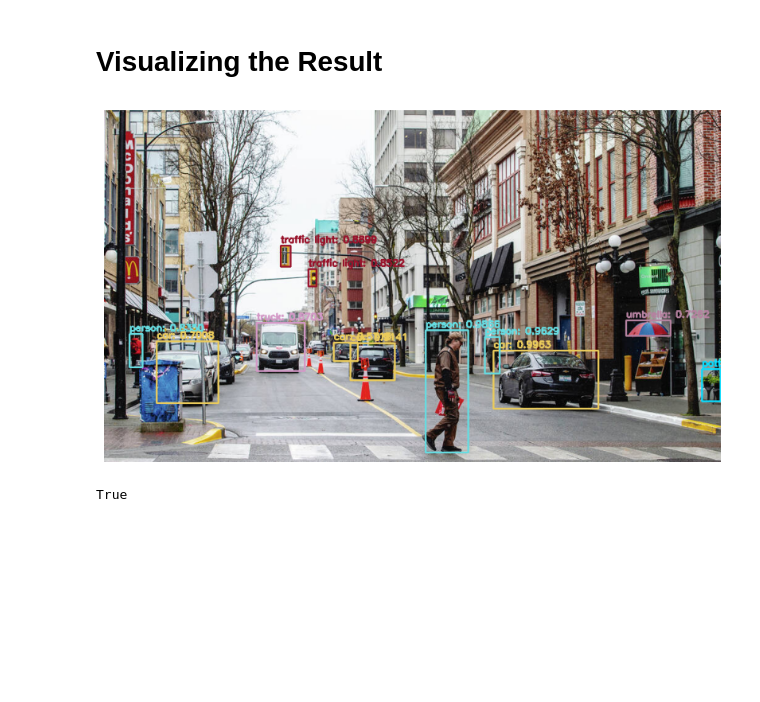
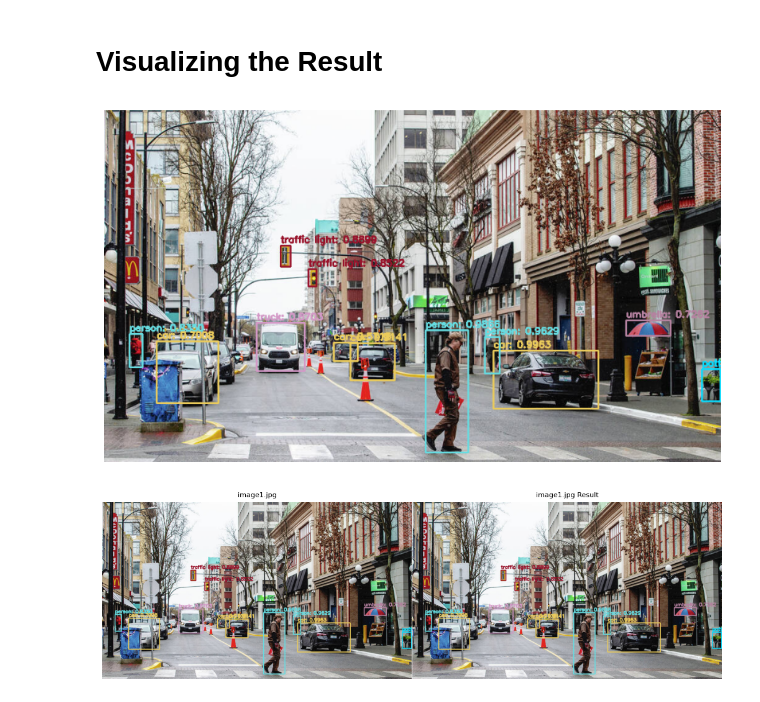
Before and after one commit to elahekhodaverdi/ComputerVision-Course, a Jupyter notebook: CA3/YOLO object detection/app.ipynb, the cells around one changed output. Drawn from its saved outputs; the diff is of its cells as text; code cells hidden in the pictures; blank space fills up the shorter version.

```diff
--- a/CA3/YOLO object detection/app.ipynb
+++ b/CA3/YOLO object detection/app.ipynb
@@ -180,7 +180,51 @@ if not os.path.exists(OUTPUT_FOLDER):
     os.makedirs(OUTPUT_FOLDER)
 output_path = os.path.join(OUTPUT_FOLDER, "image1.jpg")
 result_bgr = cv2.cvtColor(result, cv2.COLOR_RGB2BGR)
-cv2.imwrite(output_path, result_bgr)
+# cv2.imwrite(output_path, result_bgr)
 # %% [output]
 [figure]
-True
+# %%
+def display_images_from_dict(images_dict, num_columns=3, size=5):
+    titles = list(images_dict.keys())
+    images = list(images_dict.values())
+    num_rows = (len(images) + num_columns - 1) // num_columns
+
+    plt.figure(figsize=(size * num_columns, size * num_rows))
+
+    for index, (title, image) in enumerate(zip(titles, images)):
+        plt.subplot(num_rows, num_columns, index + 1)
+        cmap = 'gray' if len(image.shape) == 2 else None
+        plt.imshow(image, cmap=cmap)
+
+        plt.title(title, fontsize=8)
+        plt.axis('off')
+
+    plt.subplots_adjust(hspace=0.5, wspace=0.5)
+    plt.tight_layout(pad=0.1)
+    plt.show()
+# %%
+import glob
+images_dict = {}
+def apply_cat_detection_to_image(image_path, images_dict):
+    image = cv2.imread(image_path)
+    image_rgb = cv2.cvtColor(image, cv2.COLOR_BGR2RGB)
+    result = YOLO(image_rgb, net)
+    filename = os.path.basename(image_path)
+    output_path = os.path.join(OUTPUT_FOLDER, "detected_" + filename)
+    result_bgr = cv2.cvtColor(result, cv2.COLOR_RGB2BGR)
+    images_dict[filename] = image_rgb
+    images_dict[filename + " Result"] = result
+    cv2.imwrite(output_path, result_bgr)
+
+OUTPUT_FOLDER = "outputImages"
+if not os.path.exists(OUTPUT_FOLDER):
+    os.makedirs(OUTPUT_FOLDER)
+image_files = glob.glob(os.path.join("images", "*.[jp][pn]g")) + glob.glob(os.path.join("images", "*.jpeg")) + glob.glob(os.path.join("images", "*.webp"))
+
+
+for image_path in image_files:
+    apply_cat_detection_to_image(image_path, images_dict)
+
+display_images_from_dict(images_dict,2)
+# %% [output]
+[figure, added]
```
Also changed, not shown: 19 other files.
